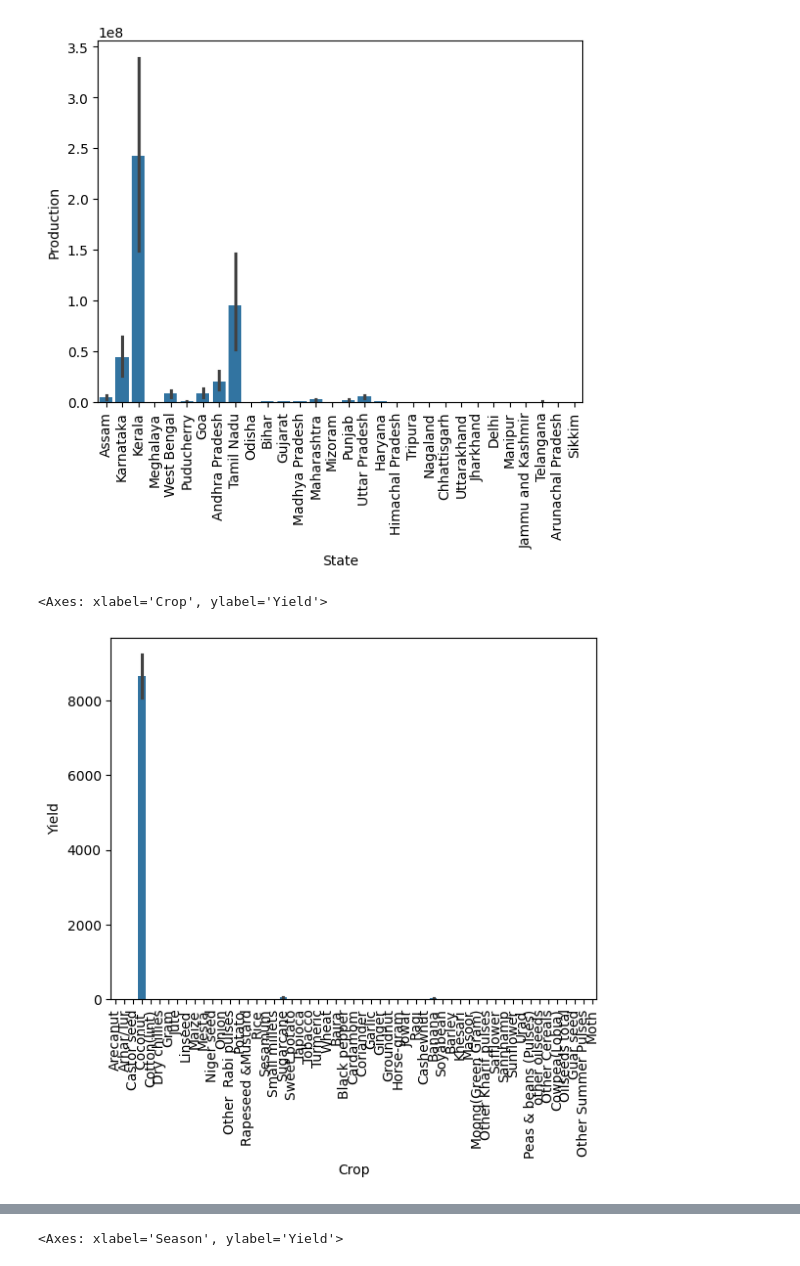
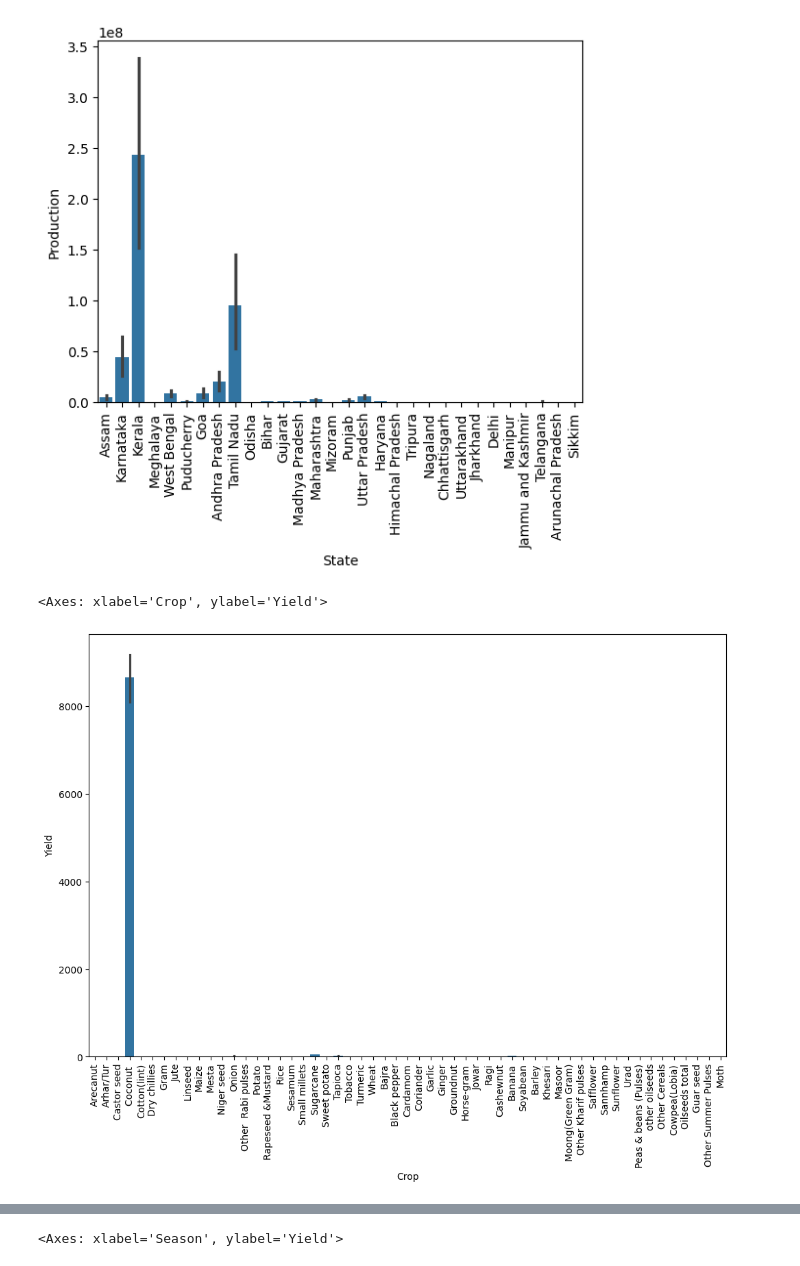
Before and after one commit to Shreya-Mishra-0613/EDA, a Jupyter notebook: eda-1.ipynb, the cells around one changed output, grey strips where cells are left out. Cells and saved outputs as stored; diff of their text form; code cells hidden in the pictures.

```diff
--- a/eda-1.ipynb
+++ b/eda-1.ipynb
@@ -349,9 +356,10 @@ sns.barplot(x=data['State'], y=data['Production'])
 <Axes: xlabel='State', ylabel='Production'>
 [figure]
 # %%
+plt.figure(figsize=(12,8))
 plt.xticks(rotation=90)
 sns.barplot(x=data['Crop'], y=data['Yield'])
 # %% [output]
 <Axes: xlabel='Crop', ylabel='Yield'>
-[figure, old version]
+[figure, new version]
 # %%
```
Also changed, not shown: parts of 9 cells of this notebook.
